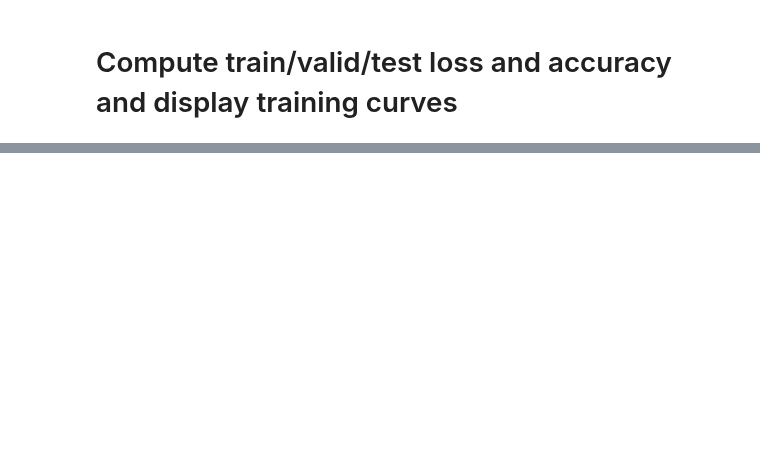
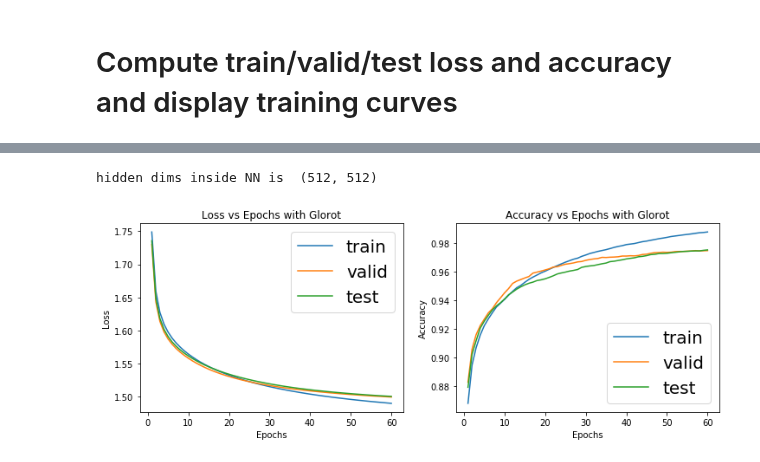
Before and after one commit to deepaks4077/IFT6135, a Jupyter notebook: IFT6135_HWK1_Q1.ipynb, the cells around one changed output, grey strips where cells are left out. Cells and saved outputs as stored; diff of their text form; code cells hidden in the pictures; blank space fills up the shorter version.

```diff
--- a/IFT6135_HWK1_Q1.ipynb
+++ b/IFT6135_HWK1_Q1.ipynb
@@ -312,0 +314,7 @@ hidden dims inside NN is  (414, 414)
+# %%
+for weight_initer in [GlorotInitializer()]:
+    mlp = NN(hidden_dims = (512, 512), weight_initer = weight_initer, input_size = 784, output_size = 10)
+    run_experiment(60, weight_initer.name, mlp)
+# %% [output]
+hidden dims inside NN is  (512, 512)
+[figure, added]
```
Also changed, not shown: parts of 6 cells of this notebook.
